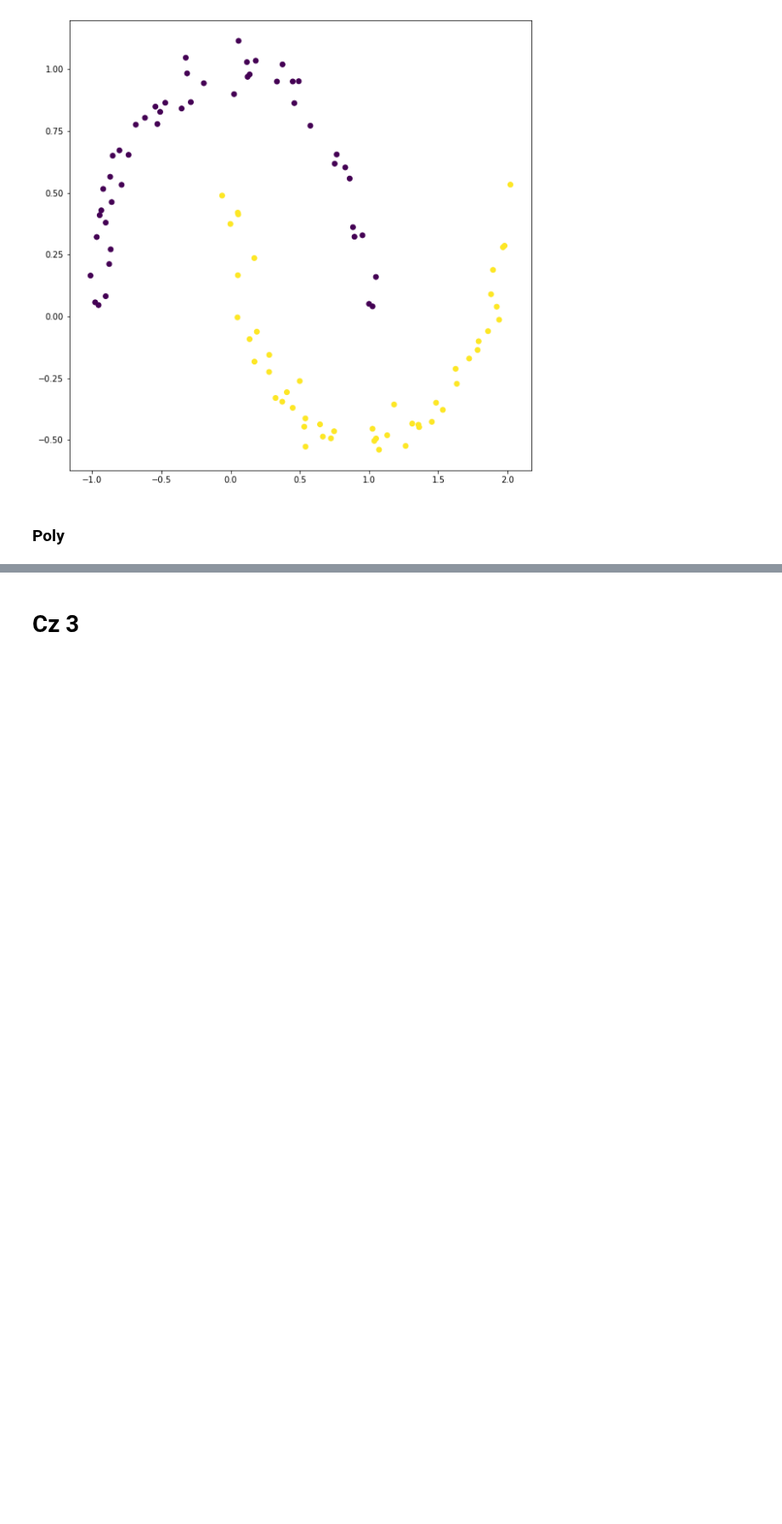
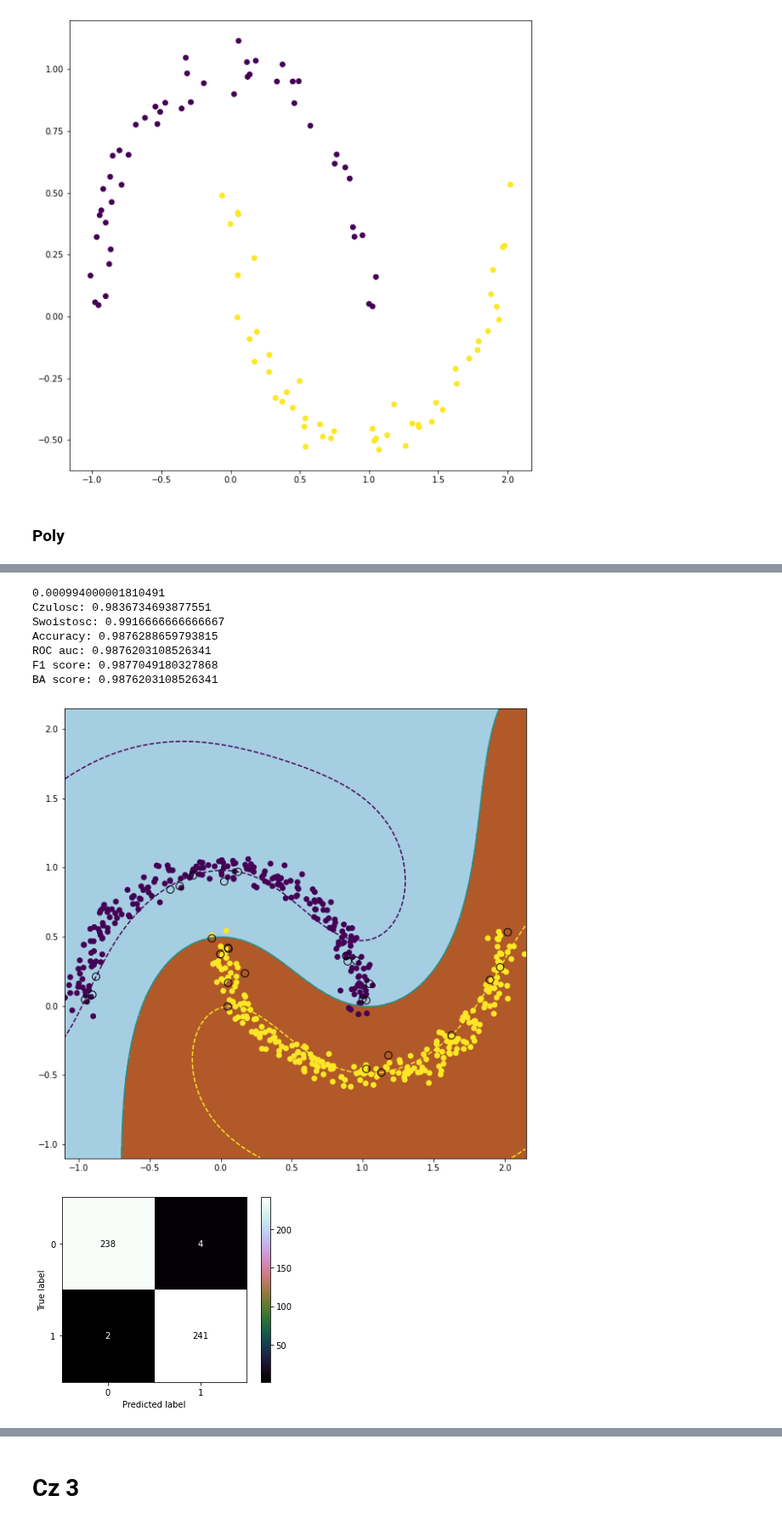
Before and after one commit to jakub-kowalik/PUM, a Jupyter notebook: lab4/lab4new.ipynb, the cells around one changed output, grey strips where cells are left out. Shown at 85% size. Saved outputs shown, nothing was run; the diff lists cells and outputs as text; code cells hidden in the pictures; blank space fills up the shorter version.

```diff
--- a/lab4/lab4new.ipynb
+++ b/lab4/lab4new.ipynb
@@ -393,31 +480,52 @@ rok_model.plot()
 # %%
 model = SVC(kernel='rbf', gamma=0.75, degree=3, random_state=seed, C=1)
 
+skrbf_time = time.perf_counter()
 model.fit(X_train, y_train)
+skrbf_time = time.perf_counter() - skrbf_time
+print(skrbf_time)
 
 prd = model.predict(X_test)
 
 mesh_data = c_[xx.ravel(), yy.ravel()]
 
 predict_cntr = model.predict(mesh_data)
 predict_cntr = predict_cntr.reshape(xx.shape)
 
 Z = model.decision_function(mesh_data).reshape(xx.shape)
 
 plt.figure(figsize=(10, 10))
 plt.pcolormesh(xx, yy, Z > 0, cmap=plt.cm.Paired)
 plt.contour(xx, yy, Z, linestyles=["--", "-", "--"], levels=[-1, 0, 1])
 plt.scatter(X_test[:, 0], X_test[:, 1], c=y_test)
 plt.scatter(support_v[:, 0], support_v[:, 1], s=80, facecolors='none', zorder=10, edgecolors='k')
 
 cm_model = confusion_matrix(y_test, prd, labels=[-1, 1])
 tn_model = cm_model[0][0]
 fn_model = cm_model[0][1]
 tp_model = cm_model[1][1]
 fp_model = cm_model[1][0]
 ConfusionMatrixDisplay(cm_model).plot(cmap='cubehelix')
 
 fpr, tpr, roc_auc = roc_curve(y_test, model.decision_function(X_test))
 
 rok_model = RocCurveDisplay(fpr=fpr, tpr=tpr)
 rok_model.plot()
+
+print("Czulosc:", tp_model/(tp_model + fn_model))
+print("Swoistosc:", tn_model/(tn_model + fp_model))
+print("Accuracy:", (tp_model + tn_model) / (tp_model + tn_model + fp_model + fn_model))
+
+print("ROC auc:", roc_auc_score(y_test, prd))
+print("F1 score:", f1_score(y_test, prd))
+print("BA score:", balanced_accuracy_score(y_test, prd))
+# %% [output]
+0.000994000001810491
+Czulosc: 0.9836734693877551
+Swoistosc: 0.9916666666666667
+Accuracy: 0.9876288659793815
+ROC auc: 0.9876203108526341
+F1 score: 0.9877049180327868
+BA score: 0.9876203108526341
+[figure, added]
+[figure, added]
```
Also changed, not shown: parts of 23 cells of this notebook.
